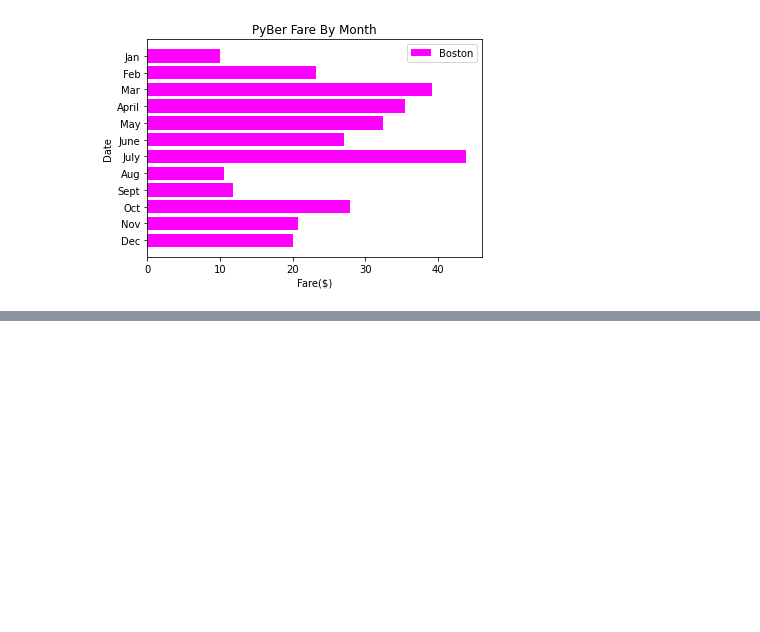
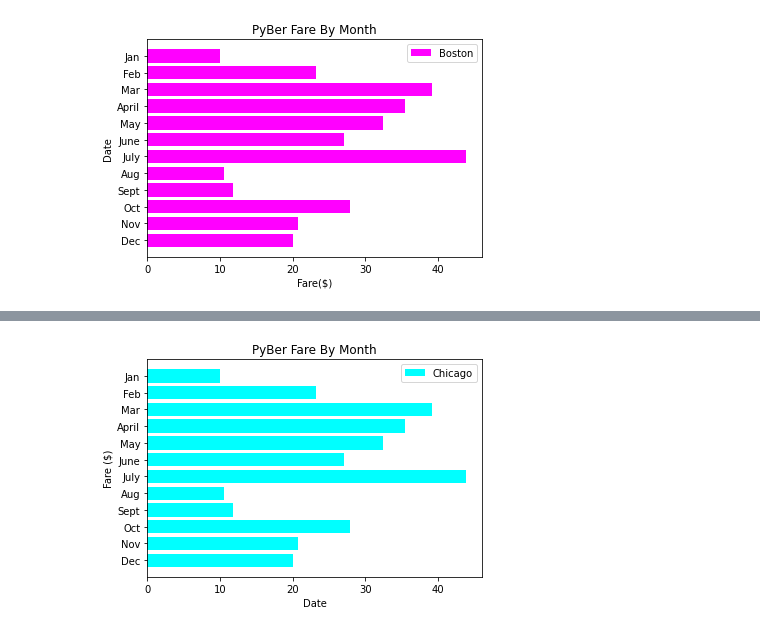
Before and after one commit to HaleyAMiller/Pyber_Analysis, a Jupyter notebook: matplotlib_practice.ipynb, the cells around one changed output, grey strips where cells are left out. Cells and saved outputs as stored; diff of their text form; code cells hidden in the pictures; blank space fills up the shorter version.

```diff
--- a/matplotlib_practice.ipynb
+++ b/matplotlib_practice.ipynb
@@ -123,0 +152,15 @@ plt.gca().invert_yaxis()
+# %%
+# skill drill horizontal bar chart
+fig, ax = plt.subplots()
+# Create the plot and add a label for the legend.
+ax.barh(x_axis, y_axis, color = "cyan", label = "Chicago")
+# Create the labels for the x and y axes
+ax.set_xlabel("Date")
+ax.set_ylabel("Fare ($)")
+# Create a title
+ax.set_title("PyBer Fare By Month")
+# Add the legend
+ax.legend()
+plt.gca().invert_yaxis()
+# %% [output]
+[figure, added]
```
Also changed, not shown: parts of 18 cells of this notebook, 3 other files.
